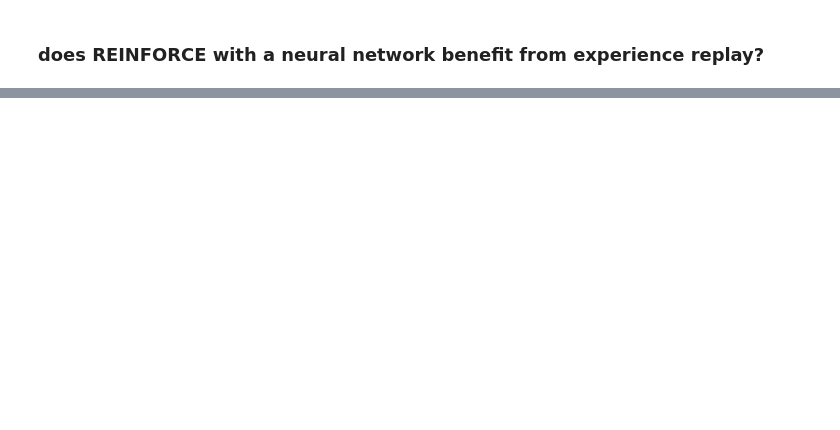
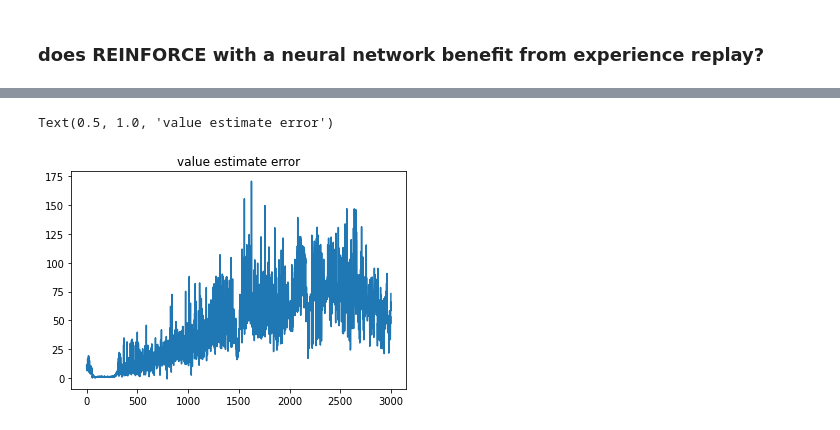
Before and after one commit to andrebeu/gymRL, a Jupyter notebook: REINFORCE-polecart.ipynb, the cells around one changed output, grey strips where cells are left out. Cells and saved outputs as stored; diff of their text form; code cells hidden in the pictures; blank space fills up the shorter version.

```diff
--- a/REINFORCE-polecart.ipynb
+++ b/REINFORCE-polecart.ipynb
@@ -46,0 +63,6 @@ plt.plot(metric.mean(0))
+# %%
+plt.plot(data[1].mean(0))
+plt.title('value estimate error')
+# %% [output]
+Text(0.5, 1.0, 'value estimate error')
+[figure, added]
```
Also changed, not shown: parts of 4 cells of this notebook, 1 other file.
